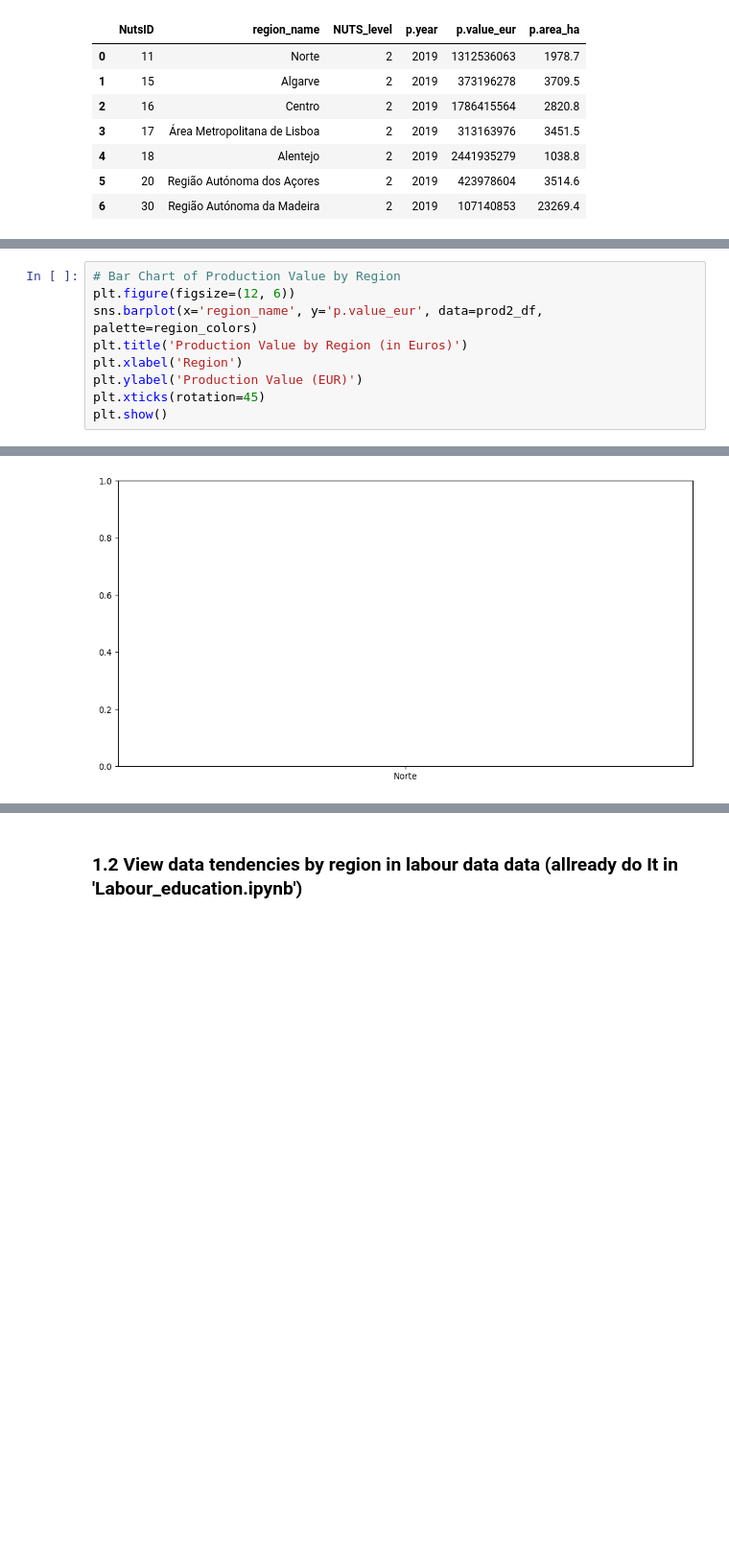
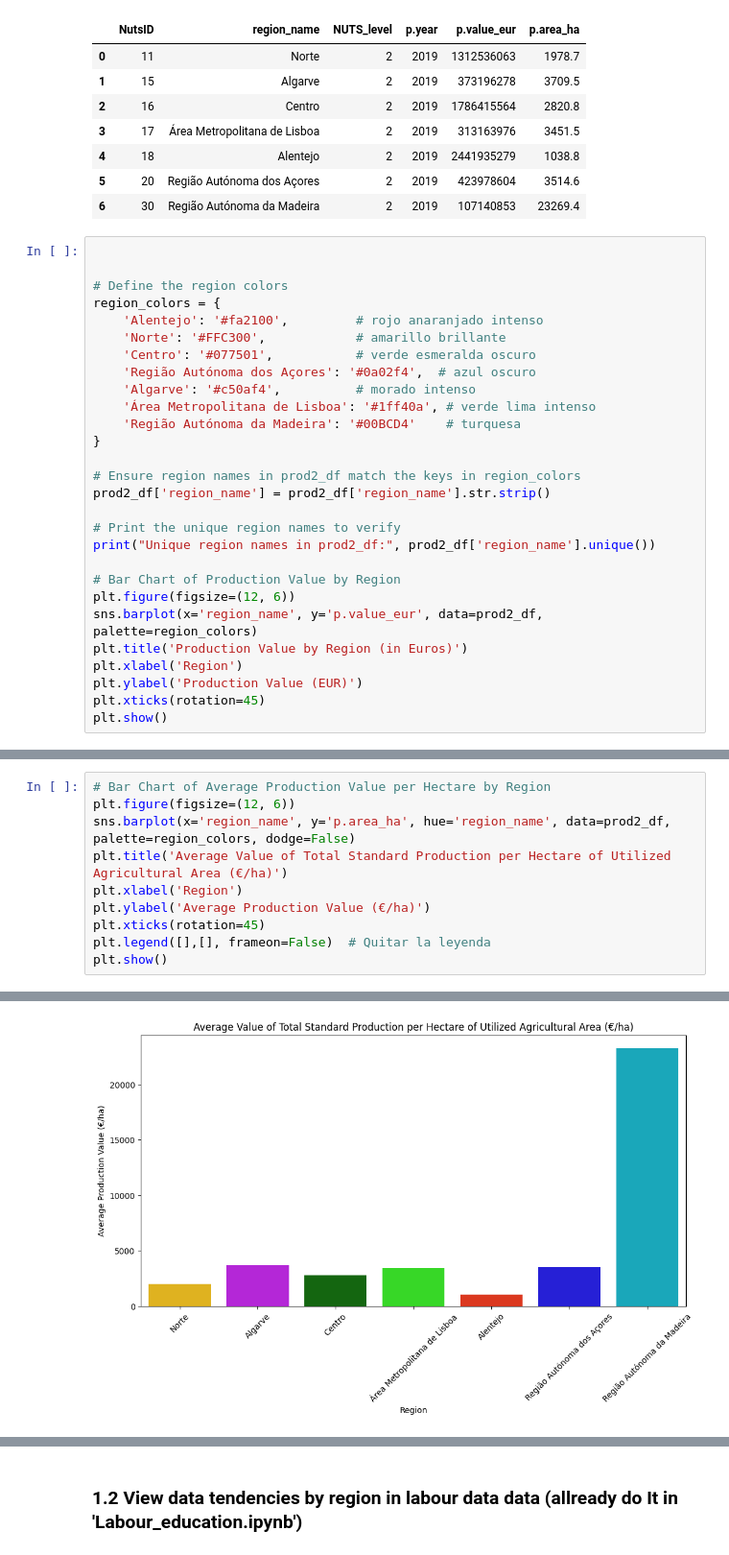
Before and after one commit to domwelsh/avcad_final, a Jupyter notebook: Codes/Labour_production.ipynb, the cells around one changed output, grey strips where cells are left out. Shown at 96% size. Drawn from its saved outputs; the diff is of its cells as text; blank space fills up the shorter version.

Commit message:
Update - region_colors

```diff
--- a/Codes/Labour_production.ipynb
+++ b/Codes/Labour_production.ipynb
@@ -60,3 +60,31 @@ prod2_df.head(300)
 | 4 | 18 | Alentejo | 2 | 2019 | 2441935279 | 1038.8 |
 | 5 | 20 | Região Autónoma dos Açores | 2 | 2019 | 423978604 | 3514.6 |
 | 6 | 30 | Região Autónoma da Madeira | 2 | 2019 | 107140853 | 23269.4 |
+# %%
+
+
+# Define the region colors
+region_colors = {
+    'Alentejo': '#fa2100',         # rojo anaranjado intenso
+    'Norte': '#FFC300',            # amarillo brillante
+    'Centro': '#077501',           # verde esmeralda oscuro
+    'Região Autónoma dos Açores': '#0a02f4',  # azul oscuro
+    'Algarve': '#c50af4',          # morado intenso
+    'Área Metropolitana de Lisboa': '#1ff40a', # verde lima intenso
+    'Região Autónoma da Madeira': '#00BCD4'    # turquesa
+}
+
+# Ensure region names in prod2_df match the keys in region_colors
+prod2_df['region_name'] = prod2_df['region_name'].str.strip()
+
+# Print the unique region names to verify
+print("Unique region names in prod2_df:", prod2_df['region_name'].unique())
+
+# Bar Chart of Production Value by Region
+plt.figure(figsize=(12, 6))
+sns.barplot(x='region_name', y='p.value_eur', data=prod2_df, palette=region_colors)
+plt.title('Production Value by Region (in Euros)')
+plt.xlabel('Region')
+plt.ylabel('Production Value (EUR)')
+plt.xticks(rotation=45)
+plt.show()
@@ -63,10 +98,11 @@ prod2_df.head(300)
 # %%
-# Bar Chart of Production Value by Region
+# Bar Chart of Average Production Value per Hectare by Region
 plt.figure(figsize=(12, 6))
-sns.barplot(x='region_name', y='p.value_eur', data=prod2_df, palette=region_colors)
-plt.title('Production Value by Region (in Euros)')
+sns.barplot(x='region_name', y='p.area_ha', hue='region_name', data=prod2_df, palette=region_colors, dodge=False)
+plt.title('Average Value of Total Standard Production per Hectare of Utilized Agricultural Area (€/ha)')
 plt.xlabel('Region')
-plt.ylabel('Production Value (EUR)')
+plt.ylabel('Average Production Value (€/ha)')
 plt.xticks(rotation=45)
+plt.legend([],[], frameon=False)  # Quitar la leyenda
 plt.show()
 # %% [output]
@@ -77 +109 @@ ValueError: The palette dictionary is missing keys: {'Região Autónoma dos Aço
-[figure, old version]
+[figure, new version]
```
Also changed, not shown: parts of 3 cells of this notebook.
